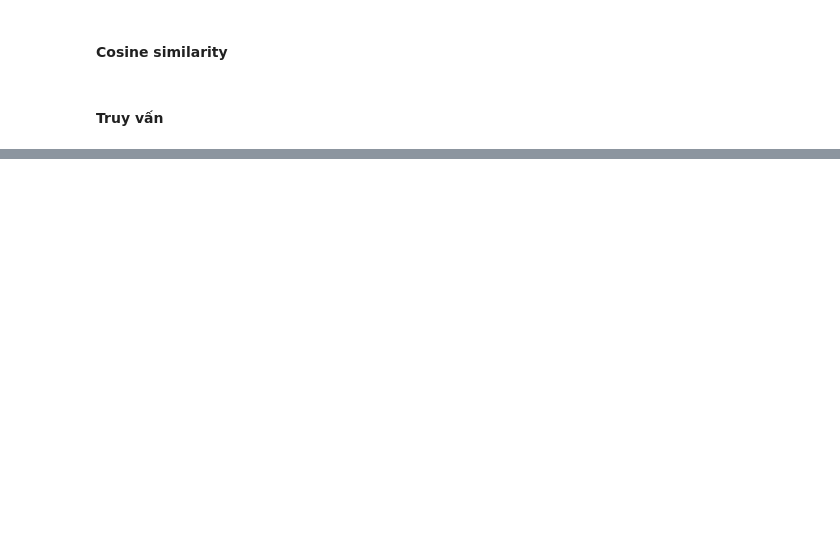
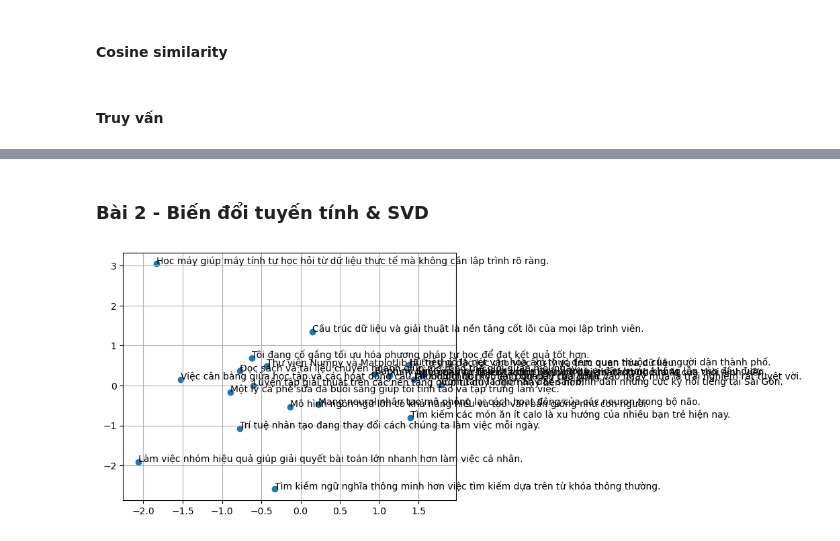
Before and after one commit to nbquoclong-bit/mliot-pyml-2026-hw, a Jupyter notebook: week01/buoi01_nguyenbaquoclong.ipynb, the cells around one changed output, grey strips where cells are left out. Cells and saved outputs as stored; diff of their text form; code cells hidden in the pictures; blank space fills up the shorter version.

```diff
--- a/week01/buoi01_nguyenbaquoclong.ipynb
+++ b/week01/buoi01_nguyenbaquoclong.ipynb
@@ -97,0 +100,15 @@ print(search("Tôi nóng quá"))
+# %% [markdown]
+### Bài 2 - Biến đổi tuyến tính & SVD
+# %%
+Xc = X - X.mean(axis =0) # center du lieu
+U, S, Vt = np.linalg.svd(Xc , full_matrices=False)
+coords = U[:, :2] * S[:2]
+x_coor = coords[0:,0]
+y_coor = coords[0:,1]
+plt.scatter(x_coor, y_coor)
+for ind, label in enumerate(cau):
+    plt.annotate(cau[ind], (x_coor[ind], y_coor[ind]))
+plt.grid()
+plt.show()
+# %% [output]
+[figure, added]
```
Also changed, not shown: parts of 7 cells of this notebook.
